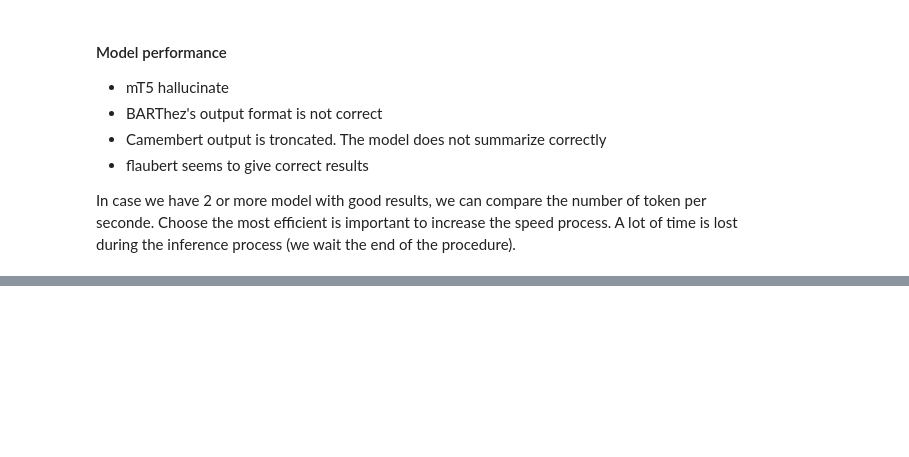
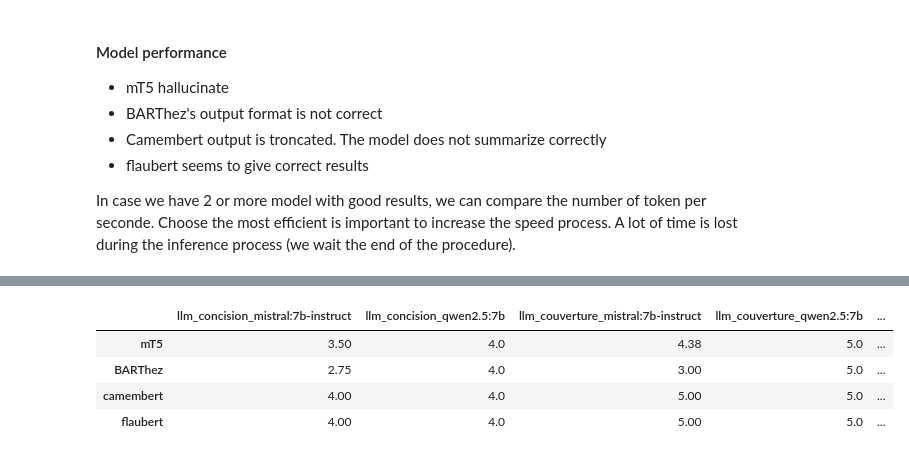
Before and after one commit to jaysenSAW/Asset_Knowledge_Graph, a Jupyter notebook: PoC_summarize.ipynb, the cells around one changed output, grey strips where cells are left out. Drawn from its saved outputs; the diff is of its cells as text; code cells hidden in the pictures; blank space fills up the shorter version.

```diff
--- a/PoC_summarize.ipynb
+++ b/PoC_summarize.ipynb
@@ -290,7 +363,8 @@ from transformers import MBart50TokenizerFast, AutoModelForSeq2SeqLM
 camembert_ckpt = "facebook/mbart-large-50-many-to-many-mmt"
 
 camembert_tokenizer = MBart50TokenizerFast.from_pretrained(camembert_ckpt)
-camembert_model = AutoModelForSeq2SeqLM.from_pretrained(camembert_ckpt)
+# Load model to GPU
+camembert_model = AutoModelForSeq2SeqLM.from_pretrained(camembert_ckpt).to(device)
 
 # Configuration de la langue cible en Français pour forcer le modèle à répondre en français
 camembert_tokenizer.src_lang = "fr_XX"
@@ -359,10 +473,11 @@ for i in range(5):
 In case we have 2 or more model with good results, we can compare the number of token per seconde. Choose the most efficient is important to increase the speed process.
 A lot of time is lost during the inference process (we wait the end of the procedure).
 # %%
-pd.DataFrame(
+df_bench = pd.DataFrame(
     {
-        'model' : ["mT5", "BARThez", "camembert", "flaubert" ],
         'tokens_per_second' : [metrics_mT5['tokens_per_second'], metrics_BARThez['tokens_per_second'], metrics_camembert['tokens_per_second'], metrics_flaubert['tokens_per_second'] ]
 
-    }
+    }, index = ["mT5", "BARThez", "camembert", "flaubert" ]
 )
+
+df_bench.head()
@@ -368,0 +580,18 @@ pd.DataFrame(
+# %%
+# Update the benchmark with the new results
+# Add comparison between mistal and qwen
+for judge_llm in llm_models.keys():
+    df_bench = pd.concat(
+        [
+            df_bench,
+            pd.DataFrame(llm_models[judge_llm]).T.add_suffix("_"+judge_llm)
+        ],
+        axis=1
+    )
+df_bench.sort_index(axis=1)
+# %% [output]
+|  | llm_concision_mistral:7b-instruct | llm_concision_qwen2.5:7b | llm_couverture_mistral:7b-instruct | llm_couverture_qwen2.5:7b | ... |
+| mT5 | 3.50 | 4.0 | 4.38 | 5.0 | ... |
+| BARThez | 2.75 | 4.0 | 3.00 | 5.0 | ... |
+| camembert | 4.00 | 4.0 | 5.00 | 5.0 | ... |
+| flaubert | 4.00 | 4.0 | 5.00 | 5.0 | ... |
```
Also changed, not shown: parts of 30 cells of this notebook.
